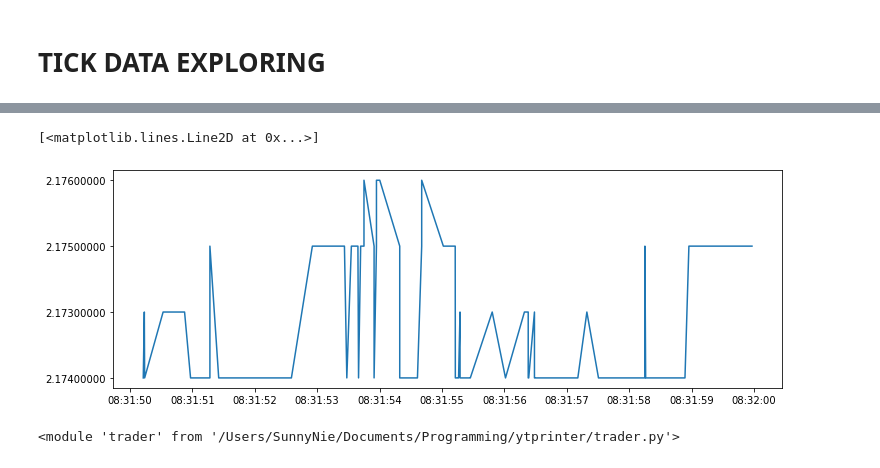
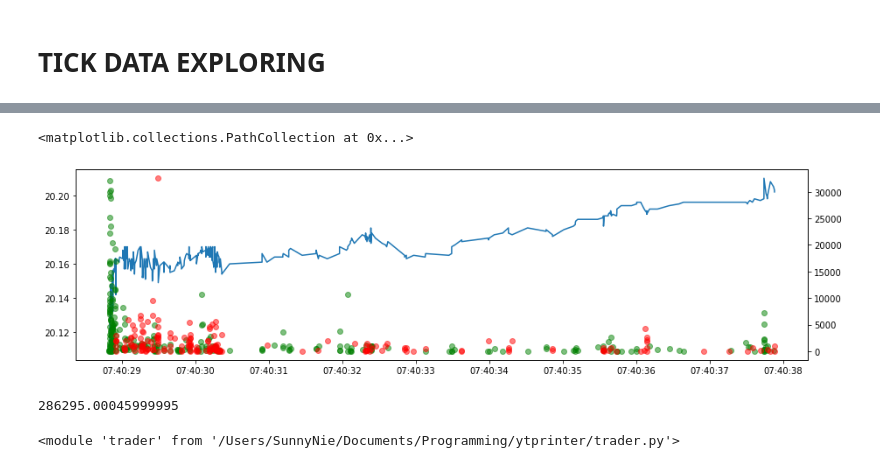
Before and after one commit to sunnymnie/ytprinter, a Jupyter notebook: Untitled2.ipynb, the cells around one changed output, grey strips where cells are left out. Drawn from its saved outputs; the diff is of its cells as text; code cells hidden in the pictures.

Commit message:
tick data exploring

```diff
--- a/Untitled2.ipynb
+++ b/Untitled2.ipynb
@@ -108,6 +108,7 @@ import matplotlib.pyplot as plt
 # %%
 client = bh.new_binance_client()
 # %%
-start = int(datetime(2021, 12, 9, 8, 31, 50).timestamp()*1000)
+start = int(datetime(2021, 12, 30, 7, 40, 28).timestamp()*1000)
 # %%
-agg_trades = client.get_aggregate_trades(symbol='MATICUSDT', startTime=start, endTime=start+10000)
+# agg_trades = client.get_aggregate_trades(symbol='LINKUSDT', startTime=start, endTime=start+10000)
+agg_trades = client.futures_aggregate_trades(symbol='LINKUSDT', startTime=start, endTime=start+10000)
@@ -118,4 +129,6 @@ len(agg_trades)
 # %%
-df = pd.DataFrame(list(map(lambda x: x['p'], agg_trades)),
+df = pd.DataFrame(list(map(lambda x: float(x['p']), agg_trades)),
                   index=list(map(lambda x: datetime.fromtimestamp(x['T'] / 1e3), agg_trades)),
                   columns=['price'])
+df['q'] = list(map(lambda x: float(x['q']), agg_trades))
+df['m'] = list(map(lambda x: x['m'], agg_trades))
@@ -138,9 +135,18 @@ df
 # %%
-fig, ax = plt.subplots(figsize=(12,4))
-ax.plot(df.price)
+fig, ax = plt.subplots(figsize=(15,4))
+m = df[df.m==False][:]
+m_ = df[df.m][:]
+ax.plot(df.index, df.price)
+ax1 = ax.twinx()
+ax1.scatter(m.index, m.q*m.price, color='green', alpha=0.5)
+ax1.scatter(m_.index, m_.q*m_.price, color='red', alpha=0.5)
 # %% [output]
-[<matplotlib.lines.Line2D at 0x...>]
+<matplotlib.collections.PathCollection at 0x...>
-[figure, old version]
+[figure, new version]
+# %%
+sum(m_.q*m_.price)
+# %% [output]
+286295.00045999995
 # %%
 import importlib
 import trader as t #import the module here, so that it can be reloaded.
```
Also changed, not shown: parts of 3 cells of this notebook, 2 other files.
